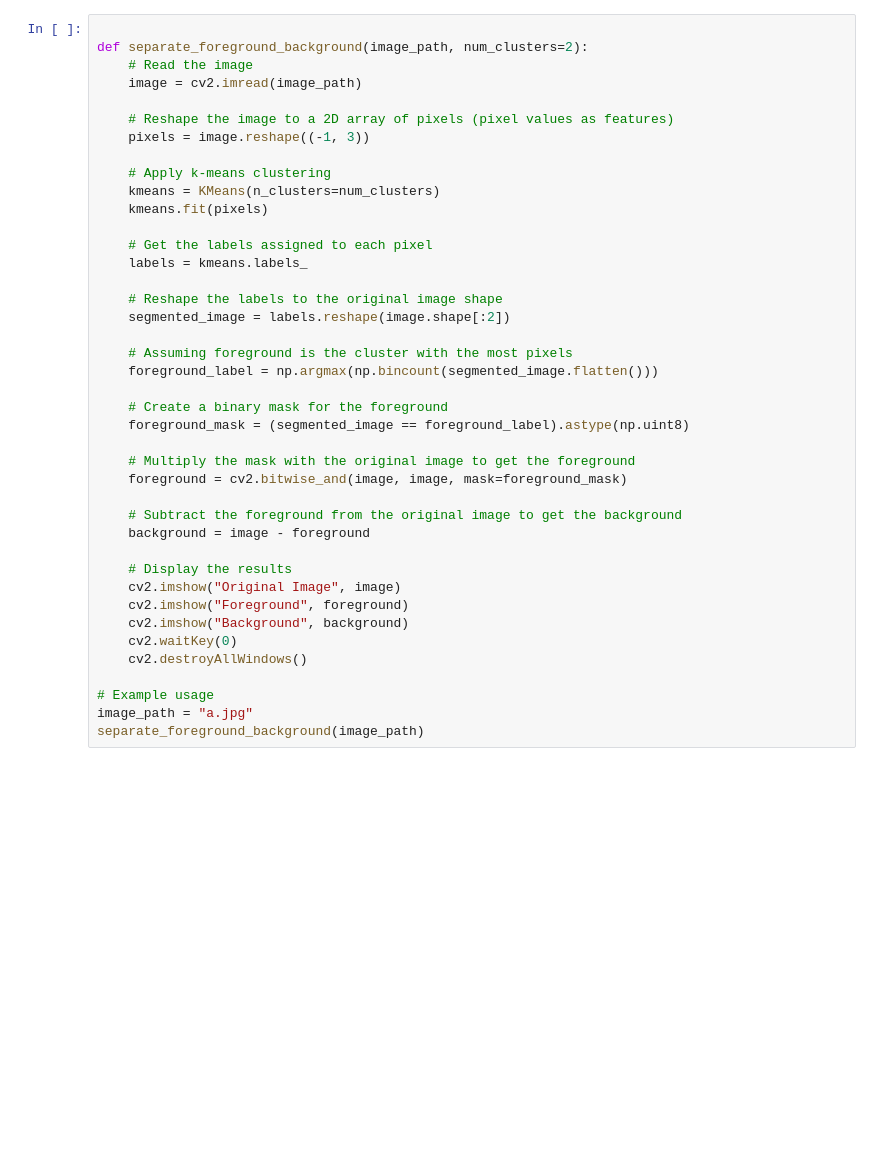
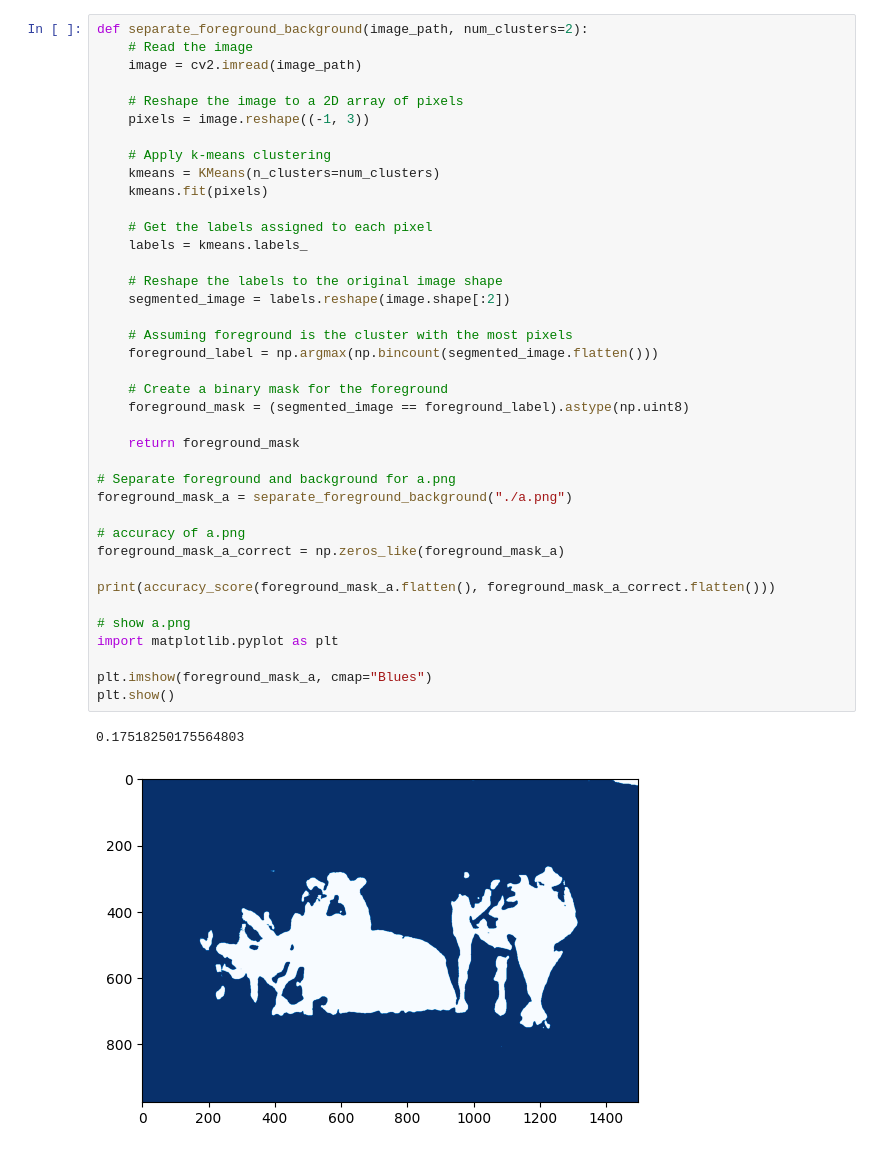
Before and after one commit to mrdjango/ComplexNetworks, a Jupyter notebook: Practice/practice-5/main.ipynb, the cells around one changed output. Cells and saved outputs as stored; diff of their text form; blank space fills up the shorter version.

```diff
--- a/Practice/practice-5/main.ipynb
+++ b/Practice/practice-5/main.ipynb
@@ -7,41 +28,42 @@ ImportError: cannot import name 'InconsistentVersionWarning' from 'sklearn.excep
 # %%
-
 def separate_foreground_background(image_path, num_clusters=2):
     # Read the image
     image = cv2.imread(image_path)
 
-    # Reshape the image to a 2D array of pixels (pixel values as features)
+    # Reshape the image to a 2D array of pixels
     pixels = image.reshape((-1, 3))
 
     # Apply k-means clustering
     kmeans = KMeans(n_clusters=num_clusters)
     kmeans.fit(pixels)
 
     # Get the labels assigned to each pixel
     labels = kmeans.labels_
 
     # Reshape the labels to the original image shape
     segmented_image = labels.reshape(image.shape[:2])
 
     # Assuming foreground is the cluster with the most pixels
     foreground_label = np.argmax(np.bincount(segmented_image.flatten()))
 
     # Create a binary mask for the foreground
     foreground_mask = (segmented_image == foreground_label).astype(np.uint8)
 
-    # Multiply the mask with the original image to get the foreground
-    foreground = cv2.bitwise_and(image, image, mask=foreground_mask)
+    return foreground_mask
 
-    # Subtract the foreground from the original image to get the background
-    background = image - foreground
+# Separate foreground and background for a.png
+foreground_mask_a = separate_foreground_background("./a.png")
 
-    # Display the results
-    cv2.imshow("Original Image", image)
-    cv2.imshow("Foreground", foreground)
-    cv2.imshow("Background", background)
-    cv2.waitKey(0)
-    cv2.destroyAllWindows()
+# accuracy of a.png
+foreground_mask_a_correct = np.zeros_like(foreground_mask_a)
 
-# Example usage
-image_path = "a.jpg"
-separate_foreground_background(image_path)
+print(accuracy_score(foreground_mask_a.flatten(), foreground_mask_a_correct.flatten()))
+
+# show a.png
+import matplotlib.pyplot as plt
+
+plt.imshow(foreground_mask_a, cmap="Blues")
+plt.show()
+# %% [output]
+0.17518250175564803
+[figure, added]
```
Also changed, not shown: parts of 2 cells of this notebook.
